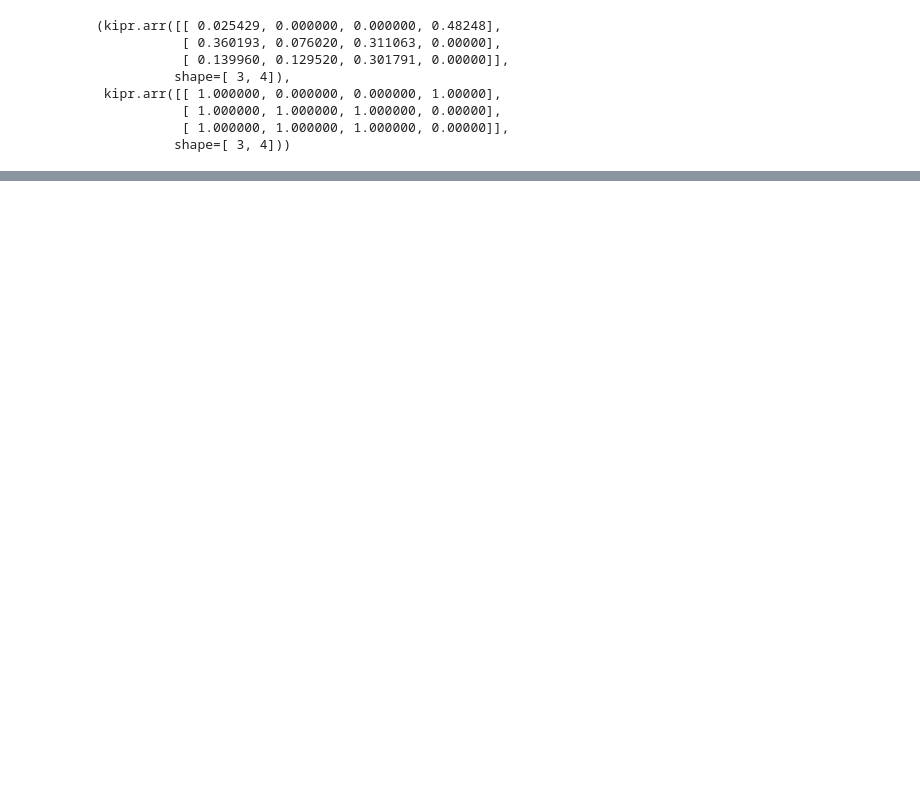
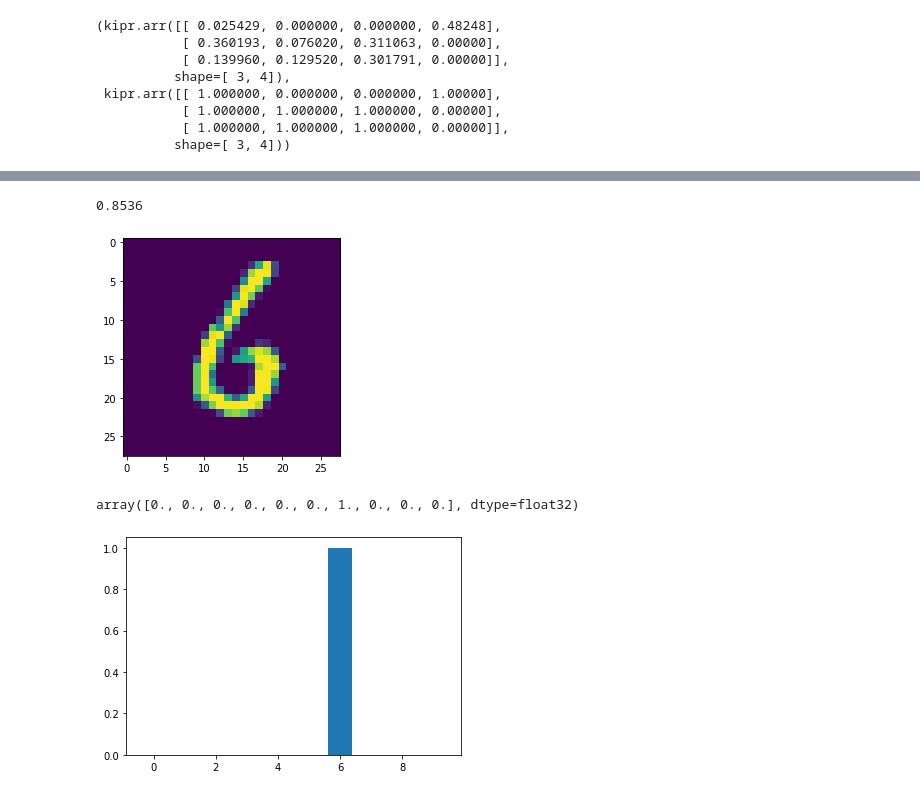
Before and after one commit to Kipre/kipr, a Jupyter notebook: docs/nn.ipynb, the cells around one changed output, grey strips where cells are left out. Saved outputs shown, nothing was run; the diff lists cells and outputs as text; code cells hidden in the pictures; blank space fills up the shorter version.

```diff
--- a/docs/nn.ipynb
+++ b/docs/nn.ipynb
@@ -133,0 +273,15 @@ kp.relu(a),
+# %%
+npnn.accuracy(test_examples, test_labels)
+# %% [output]
+0.8536
+# %%
+a = np.random.randint(10000)
+
+plt.imshow(test_examples[a].reshape([28, 28]))
+plt.show()
+plt.bar(range(10), npnn(test_examples[a:a+1]).reshape([10]))
+test_labels[a].reshape([10])
+# %% [output]
+[figure, added]
+array([0., 0., 0., 0., 0., 0., 1., 0., 0., 0.], dtype=float32)
+[figure, added]
```
Also changed, not shown: parts of 12 cells of this notebook, 10 other files.
